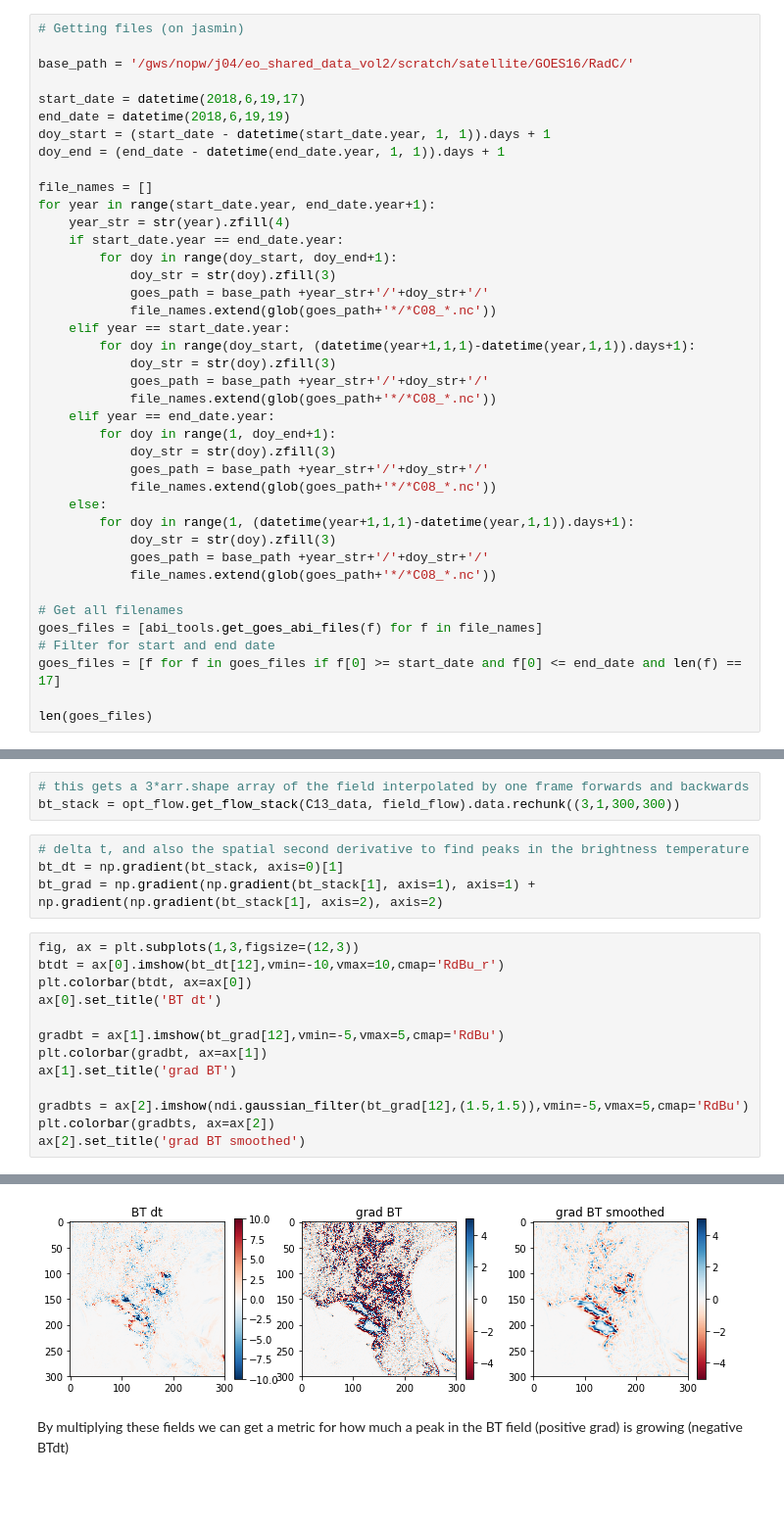
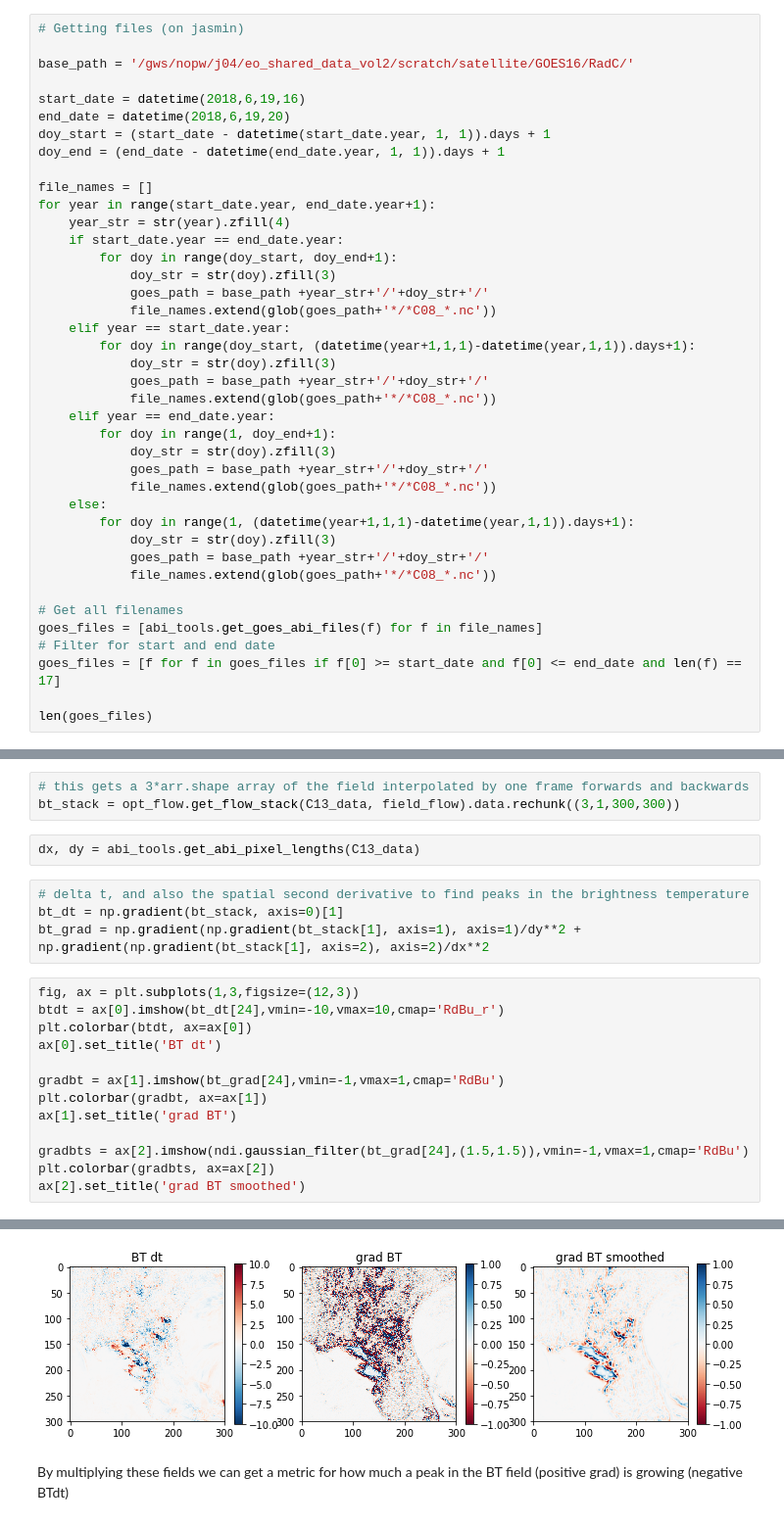
Before and after one commit to w-k-jones/python_toolbox, a Jupyter notebook: examples/Flow_tracking_example.ipynb, the cells around one changed output, grey strips where cells are left out. Shown at 98% size. Cells and saved outputs as stored; diff of their text form; blank space fills up the shorter version.

```diff
--- a/examples/Flow_tracking_example.ipynb
+++ b/examples/Flow_tracking_example.ipynb
@@ -15,8 +15,8 @@ plt.rcParams.update({'figure.max_open_warning': 0})
 
 base_path = '/gws/nopw/j04/eo_shared_data_vol2/scratch/satellite/GOES16/RadC/'
 
-start_date = datetime(2018,6,19,17)
-end_date = datetime(2018,6,19,19)
+start_date = datetime(2018,6,19,16)
+end_date = datetime(2018,6,19,20)
 doy_start = (start_date - datetime(start_date.year, 1, 1)).days + 1
 doy_end = (end_date - datetime(end_date.year, 1, 1)).days + 1
 
@@ -105,26 +105,28 @@ Text(0.5,1,'Y flow vector')
 # %%
 # this gets a 3*arr.shape array of the field interpolated by one frame forwards and backwards
 bt_stack = opt_flow.get_flow_stack(C13_data, field_flow).data.rechunk((3,1,300,300))
+# %%
+dx, dy = abi_tools.get_abi_pixel_lengths(C13_data)
 # %%
 # delta t, and also the spatial second derivative to find peaks in the brightness temperature
 bt_dt = np.gradient(bt_stack, axis=0)[1]
-bt_grad = np.gradient(np.gradient(bt_stack[1], axis=1), axis=1) + np.gradient(np.gradient(bt_stack[1], axis=2), axis=2)
+bt_grad = np.gradient(np.gradient(bt_stack[1], axis=1), axis=1)/dy**2 + np.gradient(np.gradient(bt_stack[1], axis=2), axis=2)/dx**2
 # %%
 fig, ax = plt.subplots(1,3,figsize=(12,3))
-btdt = ax[0].imshow(bt_dt[12],vmin=-10,vmax=10,cmap='RdBu_r')
+btdt = ax[0].imshow(bt_dt[24],vmin=-10,vmax=10,cmap='RdBu_r')
 plt.colorbar(btdt, ax=ax[0])
 ax[0].set_title('BT dt')
 
-gradbt = ax[1].imshow(bt_grad[12],vmin=-5,vmax=5,cmap='RdBu')
+gradbt = ax[1].imshow(bt_grad[24],vmin=-1,vmax=1,cmap='RdBu')
 plt.colorbar(gradbt, ax=ax[1])
 ax[1].set_title('grad BT')
 
-gradbts = ax[2].imshow(ndi.gaussian_filter(bt_grad[12],(1.5,1.5)),vmin=-5,vmax=5,cmap='RdBu')
+gradbts = ax[2].imshow(ndi.gaussian_filter(bt_grad[24],(1.5,1.5)),vmin=-1,vmax=1,cmap='RdBu')
 plt.colorbar(gradbts, ax=ax[2])
 ax[2].set_title('grad BT smoothed')
 # %% [output]
 Text(0.5,1,'grad BT smoothed')
-[figure, old version]
+[figure, new version]
 # %% [markdown]
 By multiplying these fields we can get a metric for how much a peak in the BT field (positive grad) is growing (negative BTdt)
 # %%
```
Also changed, not shown: parts of 14 cells of this notebook, 1 other file.
